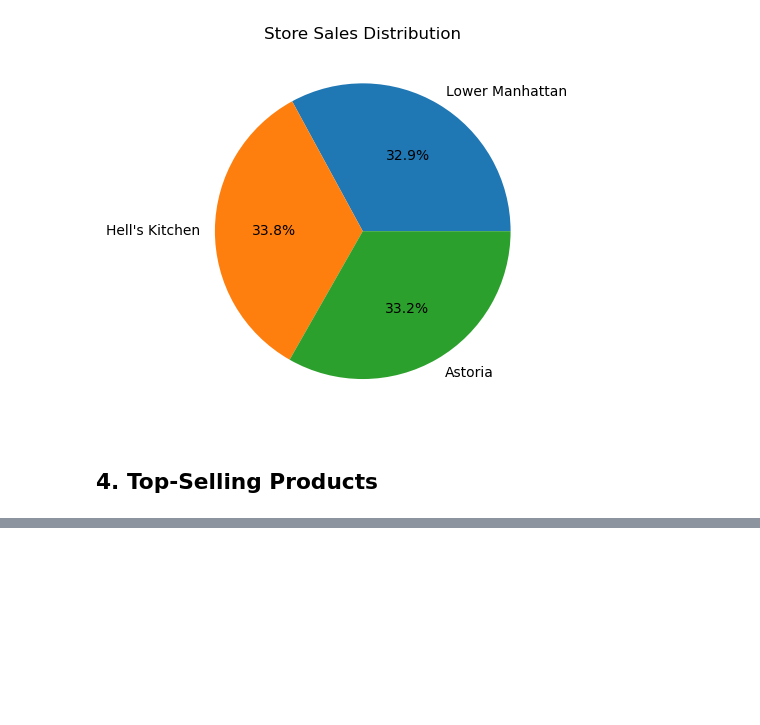
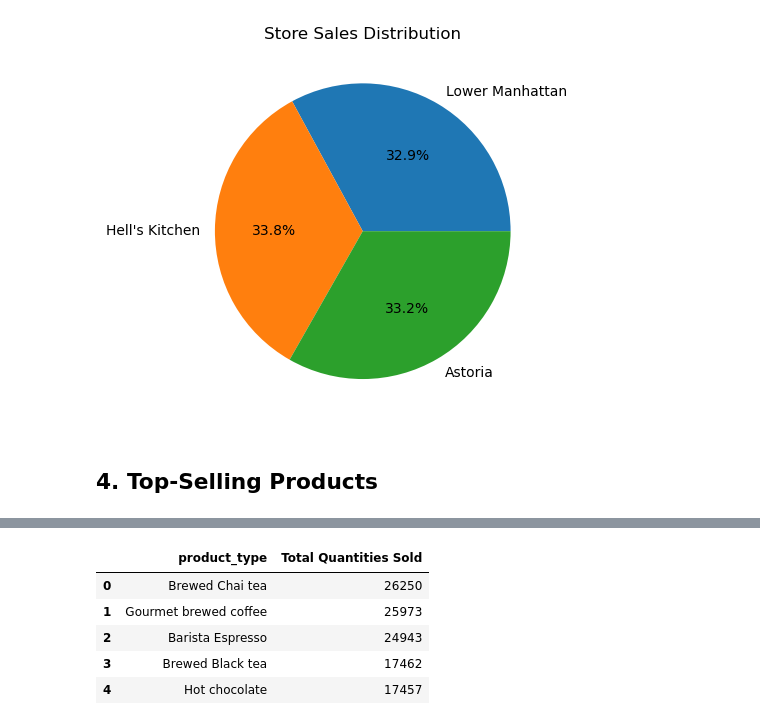
Before and after one commit to Priyanshu501/BrewedIQ, a Jupyter notebook: analysis.ipynb, the cells around one changed output, grey strips where cells are left out. Saved outputs shown, nothing was run; the diff lists cells and outputs as text; code cells hidden in the pictures; blank space fills up the shorter version.

```diff
--- a/analysis.ipynb
+++ b/analysis.ipynb
@@ -722,0 +782,9 @@ plt.show()
+# %%
+df.groupby('product_type')['transaction_qty'].sum().sort_values(ascending=False).head().reset_index(name='Total Quantities Sold')
+# %% [output]
+|  | product_type | Total Quantities Sold |
+| 0 | Brewed Chai tea | 26250 |
+| 1 | Gourmet brewed coffee | 25973 |
+| 2 | Barista Espresso | 24943 |
+| 3 | Brewed Black tea | 17462 |
+| 4 | Hot chocolate | 17457 |
```
Also changed, not shown: parts of 7 cells of this notebook.
